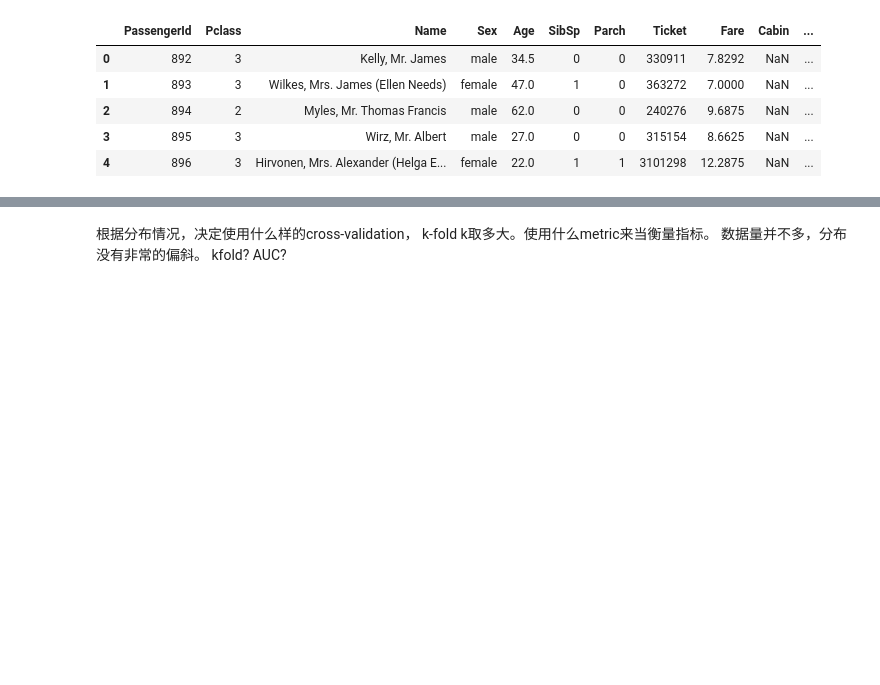
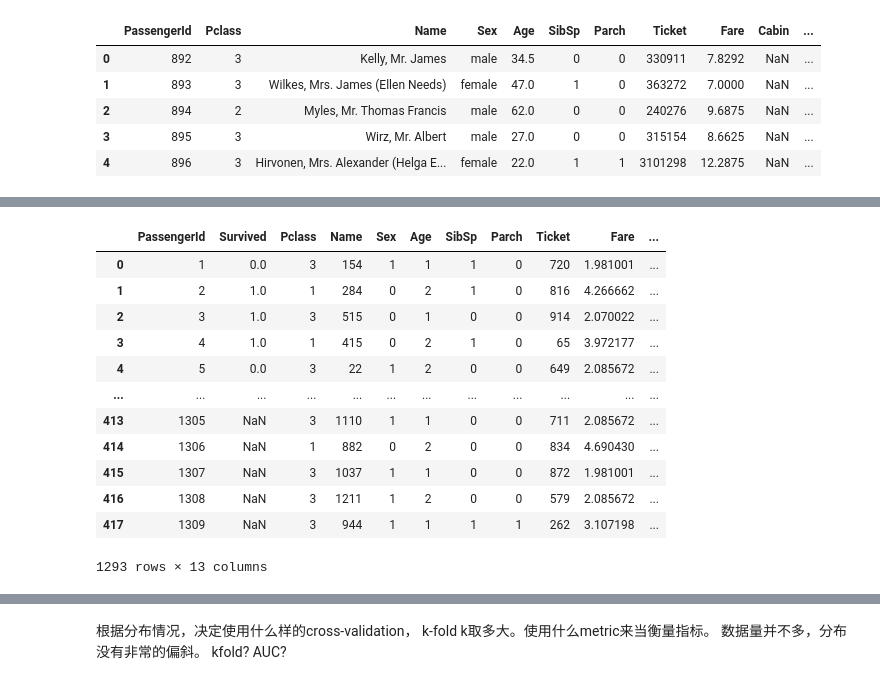
Before and after one commit to gavinloverqq/Exercise, a Jupyter notebook: Kaggle/Titanic/test.ipynb, the cells around one changed output, grey strips where cells are left out. Cells and saved outputs as stored; diff of their text form; code cells hidden in the pictures; blank space fills up the shorter version.

```diff
--- a/Kaggle/Titanic/test.ipynb
+++ b/Kaggle/Titanic/test.ipynb
@@ -142,0 +257,2 @@ plot_correlation_map(train_data)
+# %%
+df_all["Fare"] = df_all["Fare"].map(lambda i: np.log(i) if i > 0 else 0)
@@ -142,0 +261,8 @@ plot_correlation_map(train_data)
+# %%
+# Mapping Age
+df_all.loc[ df_all['Age'] <= 16, 'Age'] = 0
+df_all.loc[(df_all['Age'] > 16) & (df_all['Age'] <= 32), 'Age'] = 1
+df_all.loc[(df_all['Age'] > 32) & (df_all['Age'] <= 48), 'Age'] = 2
+df_all.loc[(df_all['Age'] > 48) & (df_all['Age'] <= 64), 'Age'] = 3
+df_all.loc[ df_all['Age'] > 64, 'Age'] = 4 ;
+df_all['Age'] = df_all['Age'].astype(int)
@@ -142,0 +271,2 @@ plot_correlation_map(train_data)
+# %%
+df_all['FamilySize'] = df_all['SibSp'] + df_all['Parch'] + 1
@@ -142,0 +289,23 @@ plot_correlation_map(train_data)
+# %%
+from sklearn.preprocessing import OneHotEncoder, LabelEncoder, StandardScaler
+
+non_numeric_features = ['Name', 'Sex', 'Ticket', 'Cabin', 'Embarked']
+
+for feature in non_numeric_features:
+    df_all[feature] = LabelEncoder().fit_transform(df_all[feature])
+# %%
+df_all
+# %% [output]
+|  | PassengerId | Survived | Pclass | Name | Sex | Age | SibSp | Parch | Ticket | Fare | ... |
+| 0 | 1 | 0.0 | 3 | 154 | 1 | 1 | 1 | 0 | 720 | 1.981001 | ... |
+| 1 | 2 | 1.0 | 1 | 284 | 0 | 2 | 1 | 0 | 816 | 4.266662 | ... |
+| 2 | 3 | 1.0 | 3 | 515 | 0 | 1 | 0 | 0 | 914 | 2.070022 | ... |
+| 3 | 4 | 1.0 | 1 | 415 | 0 | 2 | 1 | 0 | 65 | 3.972177 | ... |
+| 4 | 5 | 0.0 | 3 | 22 | 1 | 2 | 0 | 0 | 649 | 2.085672 | ... |
+| ... | ... | ... | ... | ... | ... | ... | ... | ... | ... | ... | ... |
+| 413 | 1305 | NaN | 3 | 1110 | 1 | 1 | 0 | 0 | 711 | 2.085672 | ... |
+| 414 | 1306 | NaN | 1 | 882 | 0 | 2 | 0 | 0 | 834 | 4.690430 | ... |
+| 415 | 1307 | NaN | 3 | 1037 | 1 | 1 | 0 | 0 | 872 | 1.981001 | ... |
+| 416 | 1308 | NaN | 3 | 1211 | 1 | 2 | 0 | 0 | 579 | 2.085672 | ... |
+| 417 | 1309 | NaN | 3 | 944 | 1 | 1 | 1 | 1 | 262 | 3.107198 | ... |
+1293 rows × 13 columns
```
Also changed, not shown: parts of 46 cells of this notebook.
